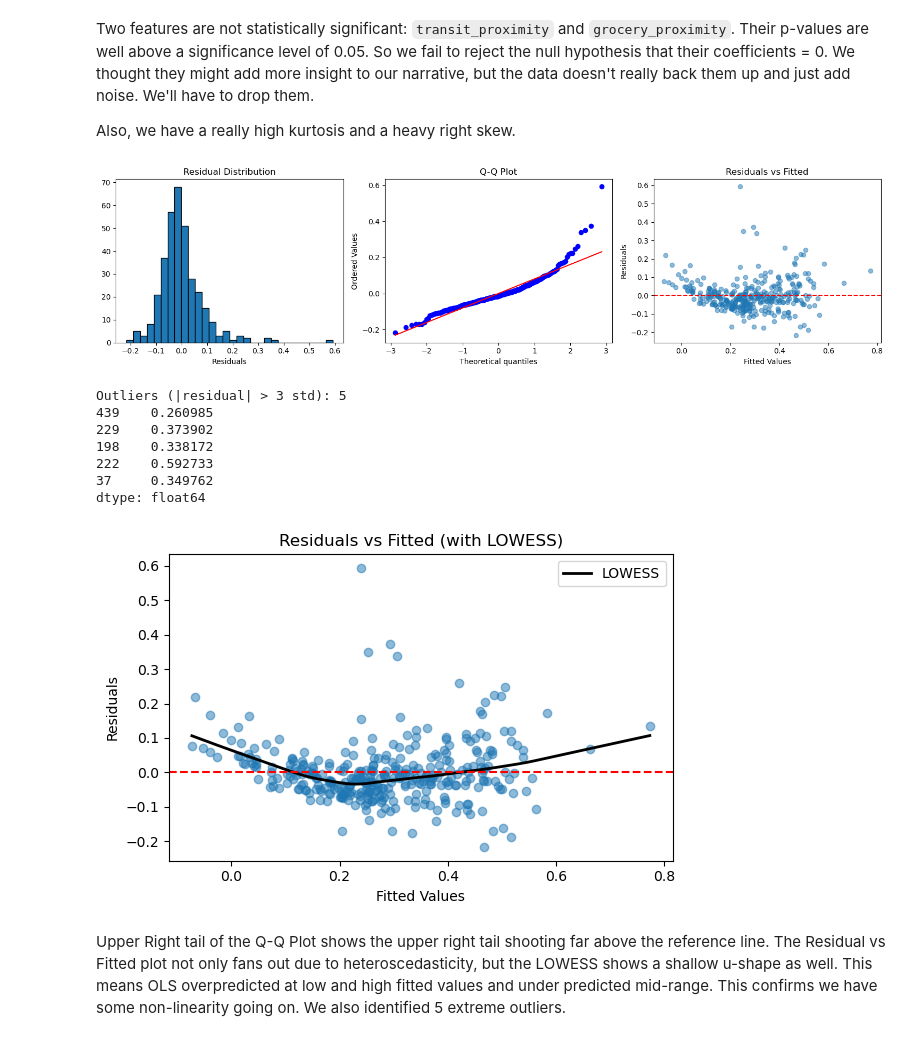
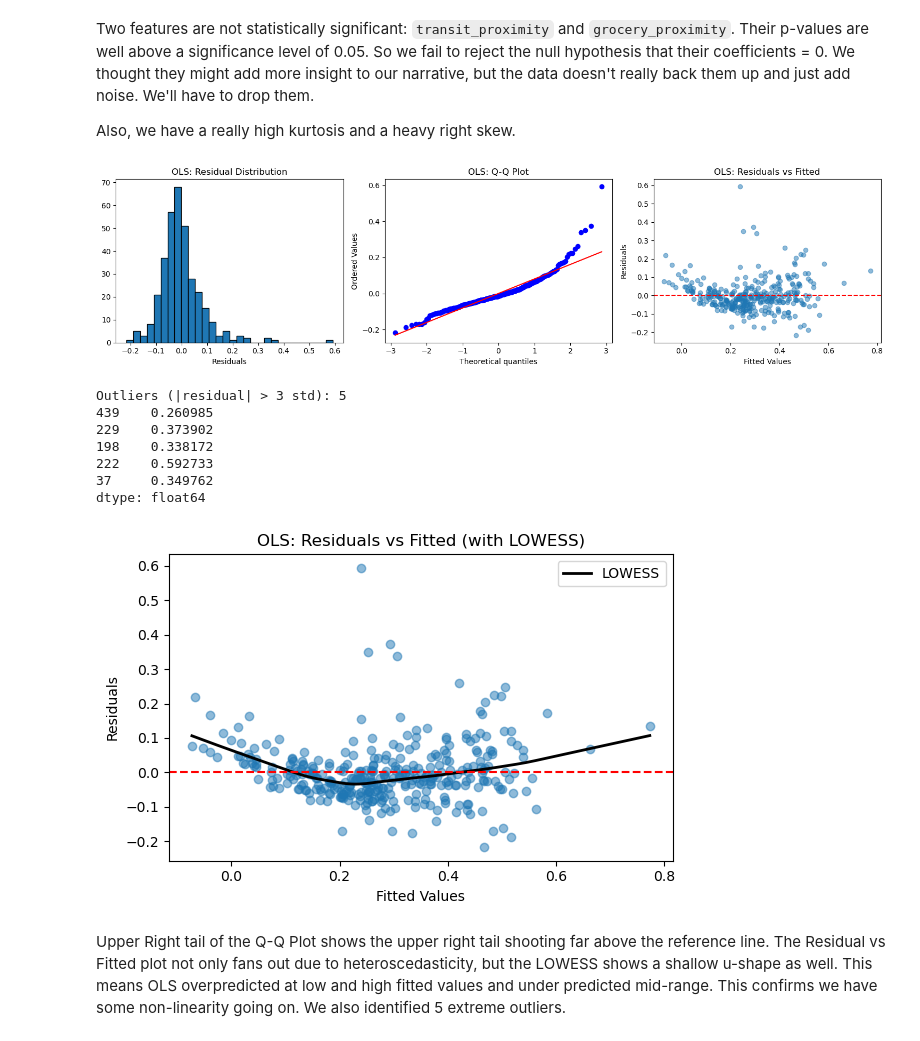
Before and after one commit to teseri86/Charlotte_Housing_Project, a Jupyter notebook: notebooks/housing_cost_burden_model.ipynb, the cells around one changed output. Saved outputs shown, nothing was run; the diff lists cells and outputs as text; code cells hidden in the pictures.

```diff
--- a/notebooks/housing_cost_burden_model.ipynb
+++ b/notebooks/housing_cost_burden_model.ipynb
@@ -236,37 +237,37 @@ Also, we have a really high kurtosis and a heavy right skew.
 # %%
 # Get residuals
 residuals = ols_model.resid
 
 # Plot residual distribution
 fig, axes = plt.subplots(1, 3, figsize=(15, 4))
 
 # Histogram
 axes[0].hist(residuals, bins=30, edgecolor="black")
-axes[0].set_title("Residual Distribution")
+axes[0].set_title("OLS: Residual Distribution")
 axes[0].set_xlabel("Residuals")
 
 # Q-Q plot
 import scipy.stats as stats
 stats.probplot(residuals, dist="norm", plot=axes[1])
-axes[1].set_title("Q-Q Plot")
+axes[1].set_title("OLS: Q-Q Plot")
 
 # Residuals vs fitted
 axes[2].scatter(ols_model.fittedvalues, residuals, alpha=0.5)
 axes[2].axhline(y=0, color="red", linestyle="--")
-axes[2].set_title("Residuals vs Fitted")
+axes[2].set_title("OLS: Residuals vs Fitted")
 axes[2].set_xlabel("Fitted Values")
 axes[2].set_ylabel("Residuals")
 
 plt.tight_layout()
 plt.show()
 
 # Identify extreme outliers
 outlier_threshold = 3 * residuals.std()
 outliers = residuals[abs(residuals) > outlier_threshold]
 print(f"\nOutliers (|residual| > 3 std): {len(outliers)}")
 print(outliers)
 # %% [output]
-[figure, old version]
+[figure, new version]
 Outliers (|residual| > 3 std): 5
 439    0.260985
 229    0.373902
@@ -282,14 +283,14 @@ plt.figure(figsize=(6, 4))
 plt.scatter(ols_model.fittedvalues, residuals, alpha=0.5)
 plt.plot(lowess[:, 0], lowess[:, 1], color="black", lw=2, label="LOWESS")
 plt.axhline(y=0, color="red", linestyle="--")
-plt.title("Residuals vs Fitted (with LOWESS)")
+plt.title("OLS: Residuals vs Fitted (with LOWESS)")
 plt.xlabel("Fitted Values")
 plt.ylabel("Residuals")
 plt.legend()
 plt.tight_layout()
 plt.show()
 # %% [output]
-[figure, old version]
+[figure, new version]
 # %% [markdown]
 Upper Right tail of the Q-Q Plot shows the upper right tail shooting far above the reference line. The Residual vs Fitted plot not only fans out due to heteroscedasticity, but the LOWESS shows a shallow u-shape as well. This means OLS overpredicted at low and high fitted values and under predicted mid-range. This confirms we have some non-linearity going on. We also identified 5 extreme outliers.
 # %%
```
Also changed, not shown: parts of 17 cells of this notebook, 7 other files.
